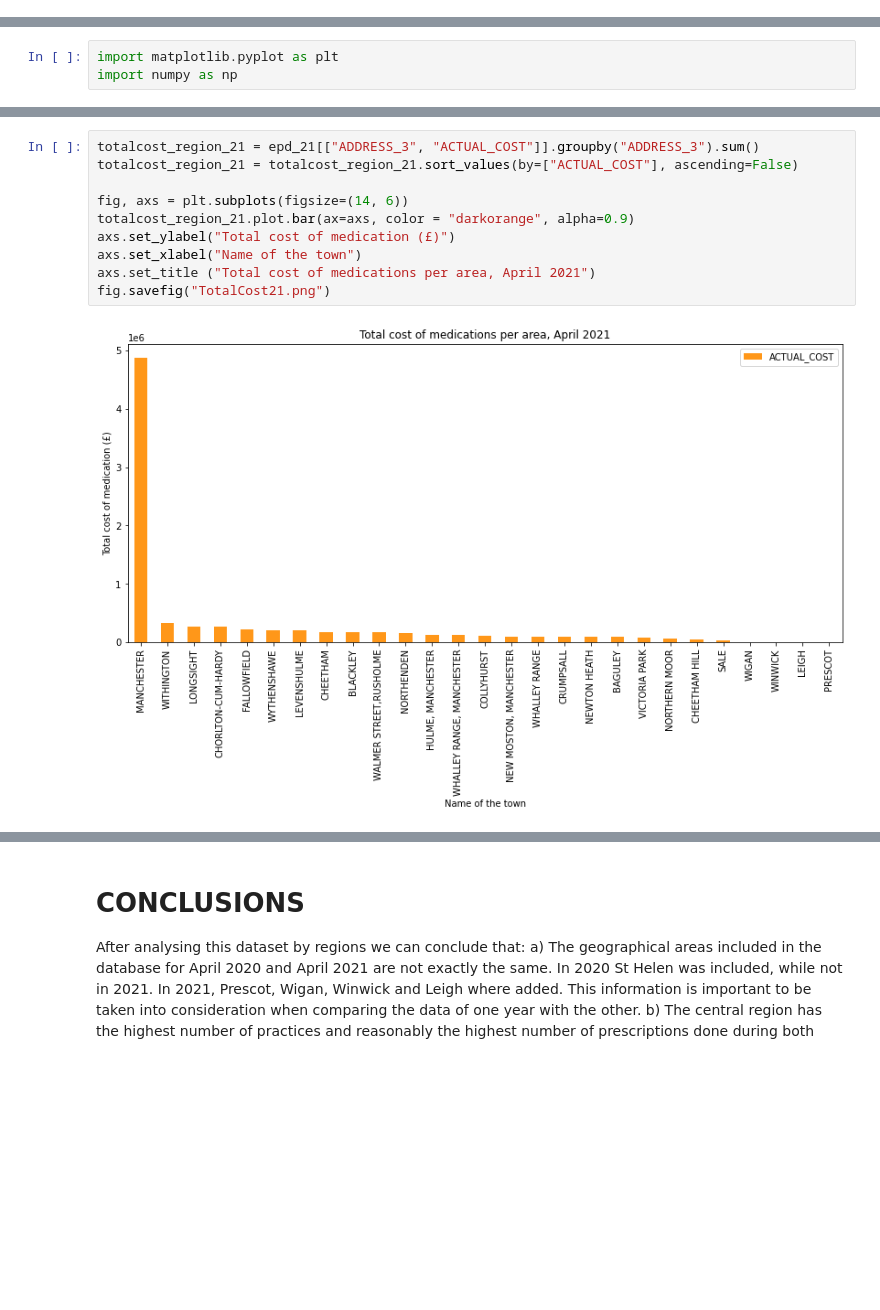
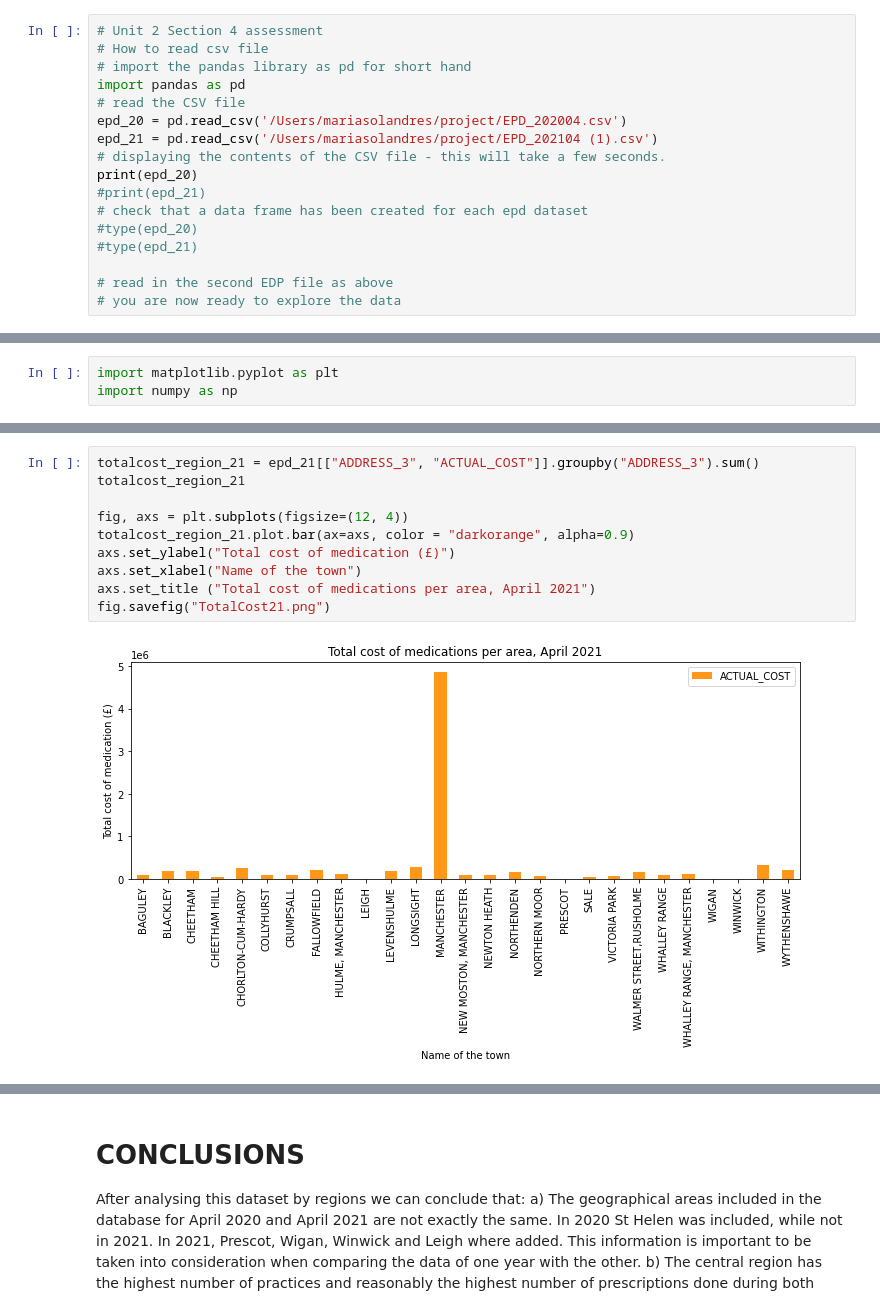
Before and after one commit to kamalmasarweh/project, a Jupyter notebook: Group work.ipynb, the cells around one changed output, grey strips where cells are left out. Saved outputs shown, nothing was run; the diff lists cells and outputs as text; blank space fills up the shorter version.

Commit message:
Kamal - updates section 1&2

```diff
--- a/Group work.ipynb
+++ b/Group work.ipynb
@@ -546,3 +491,20 @@ fig.set_dpi(100)
 <a id="geographical"></a>
 
 ## PART 3 - GEOGRAPHICAL DATA
+# %%
+# Unit 2 Section 4 assessment
+# How to read csv file
+# import the pandas library as pd for short hand
+import pandas as pd
+# read the CSV file
+epd_20 = pd.read_csv('/Users/mariasolandres/project/EPD_202004.csv')
+epd_21 = pd.read_csv('/Users/mariasolandres/project/EPD_202104 (1).csv')
+# displaying the contents of the CSV file - this will take a few seconds.
+print(epd_20)
+#print(epd_21)
+# check that a data frame has been created for each epd dataset
+#type(epd_20)
+#type(epd_21)
+
+# read in the second EDP file as above
+# you are now ready to explore the data
@@ -1036,13 +1008,13 @@ fig.savefig("AverageCost.png")
 # %%
 totalcost_region_21 = epd_21[["ADDRESS_3", "ACTUAL_COST"]].groupby("ADDRESS_3").sum()
-totalcost_region_21 = totalcost_region_21.sort_values(by=["ACTUAL_COST"], ascending=False)
+totalcost_region_21
 
-fig, axs = plt.subplots(figsize=(14, 6))
+fig, axs = plt.subplots(figsize=(12, 4))
 totalcost_region_21.plot.bar(ax=axs, color = "darkorange", alpha=0.9)
 axs.set_ylabel("Total cost of medication (£)")
 axs.set_xlabel("Name of the town")
 axs.set_title ("Total cost of medications per area, April 2021")
 fig.savefig("TotalCost21.png")
 # %% [output]
-[figure, old version]
+[figure, new version]
 # %%
```
Also changed, not shown: parts of 66 cells of this notebook.
